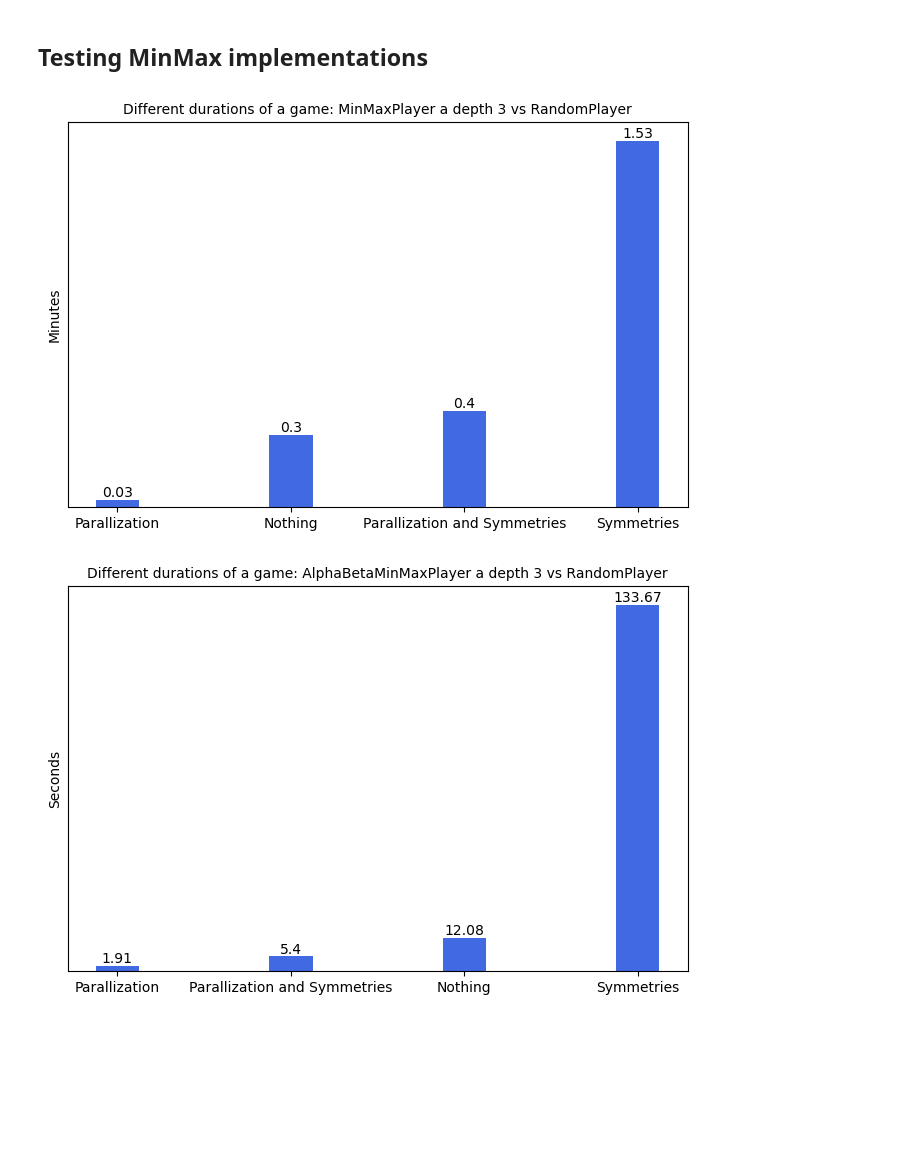
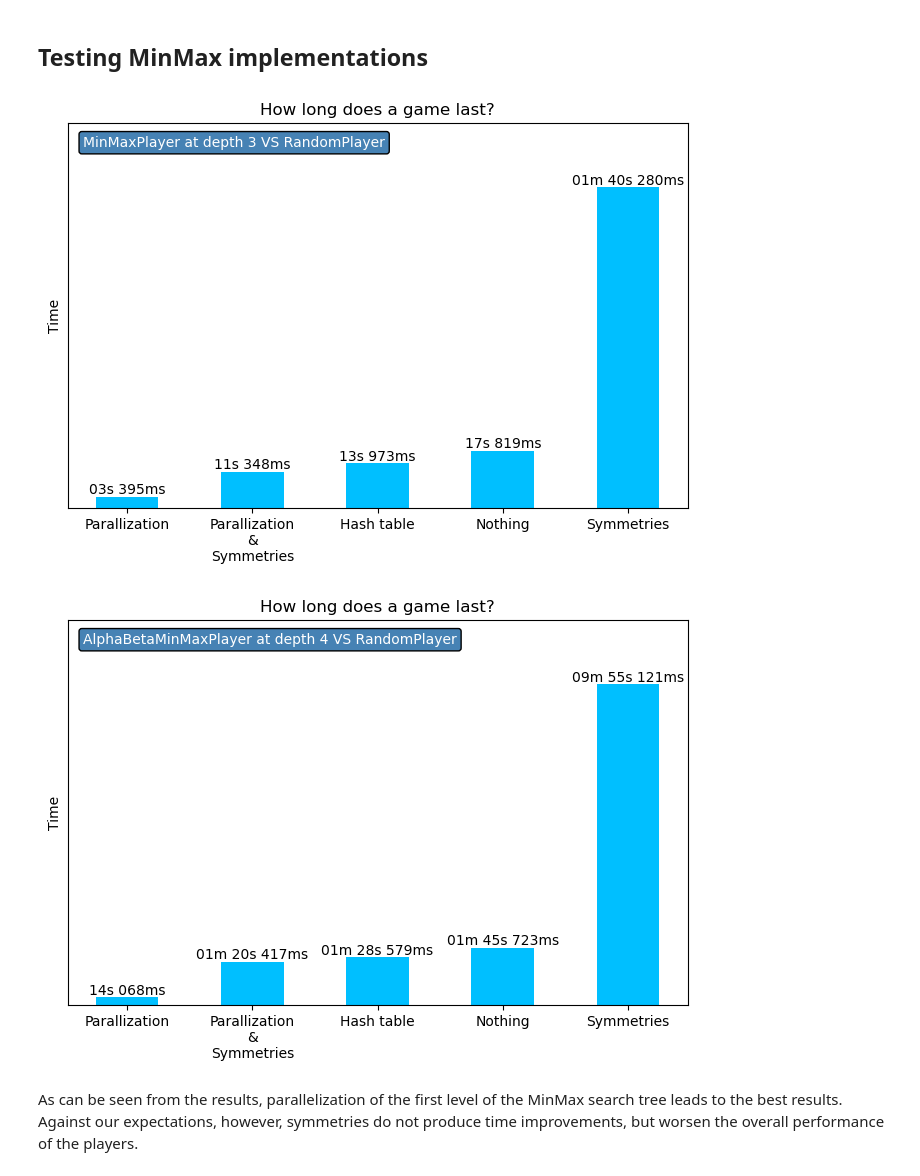
Before and after one commit to FarInHeight/Computational-Intelligence-Project, a Jupyter notebook: project_summary.ipynb, the cells around one changed output. Drawn from its saved outputs; the diff is of its cells as text; code cells hidden in the pictures; blank space fills up the shorter version.

```diff
--- a/project_summary.ipynb
+++ b/project_summary.ipynb
@@ -295,7 +330,13 @@ def show_minmax_statistics(player: MinMaxPlayer, minute: bool = False) -> None:
     plt.show()
-# %%
-show_minmax_statistics(MinMaxPlayer(depth=3,enhance=True),minute=True)
-show_minmax_statistics(AlphaBetaMinMaxPlayer(depth=3,enhance=True))
-# %% [output]
-[figure, removed]
-[figure, removed]
+# %%
+minmax_player = MinMaxPlayer()
+minmax_player.load('trained_agents/minmax_depth3_player.pkl')
+alphabeta_minmax_player = AlphaBetaMinMaxPlayer()
+alphabeta_minmax_player.load('trained_agents/alphabeta_minmax_depth4_player.pkl')
+show_minmax_statistics(minmax_player)
+show_minmax_statistics(alphabeta_minmax_player)
+# %% [output]
+[figure, added]
+[figure, added]
+# %% [markdown]
+As can be seen from the results, parallelization of the first level of the MinMax search tree leads to the best results. Against our expectations, however, symmetries do not produce time improvements, but worsen the overall performance of the players.
```
Also changed, not shown: parts of 6 cells of this notebook, 3 other files.
